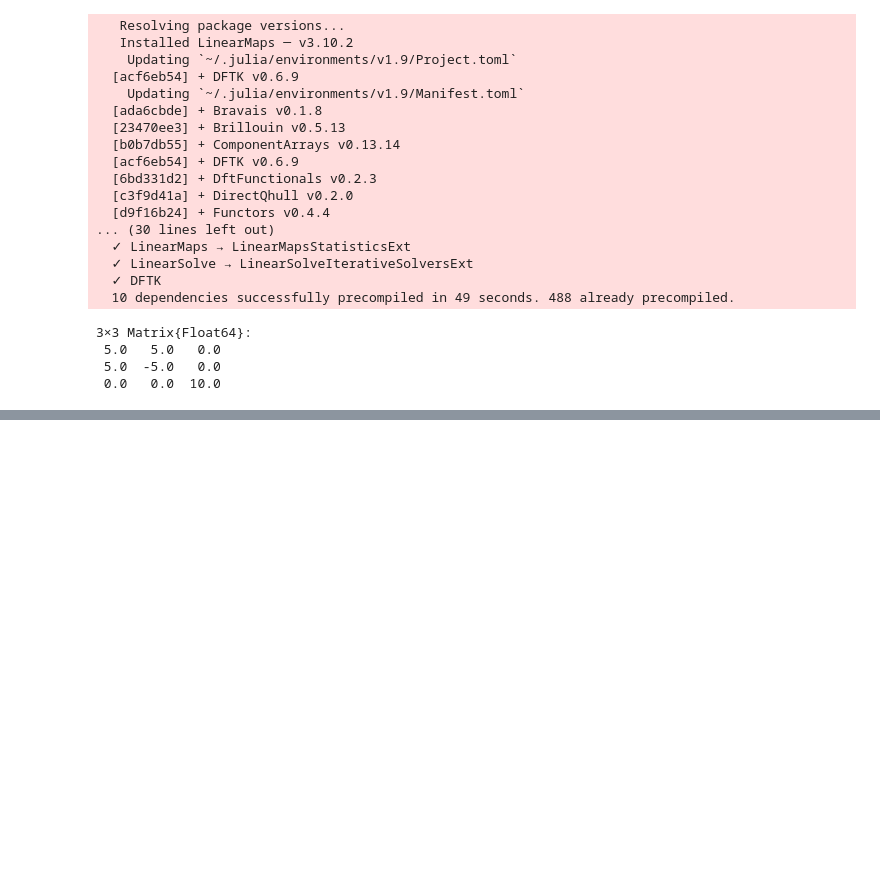
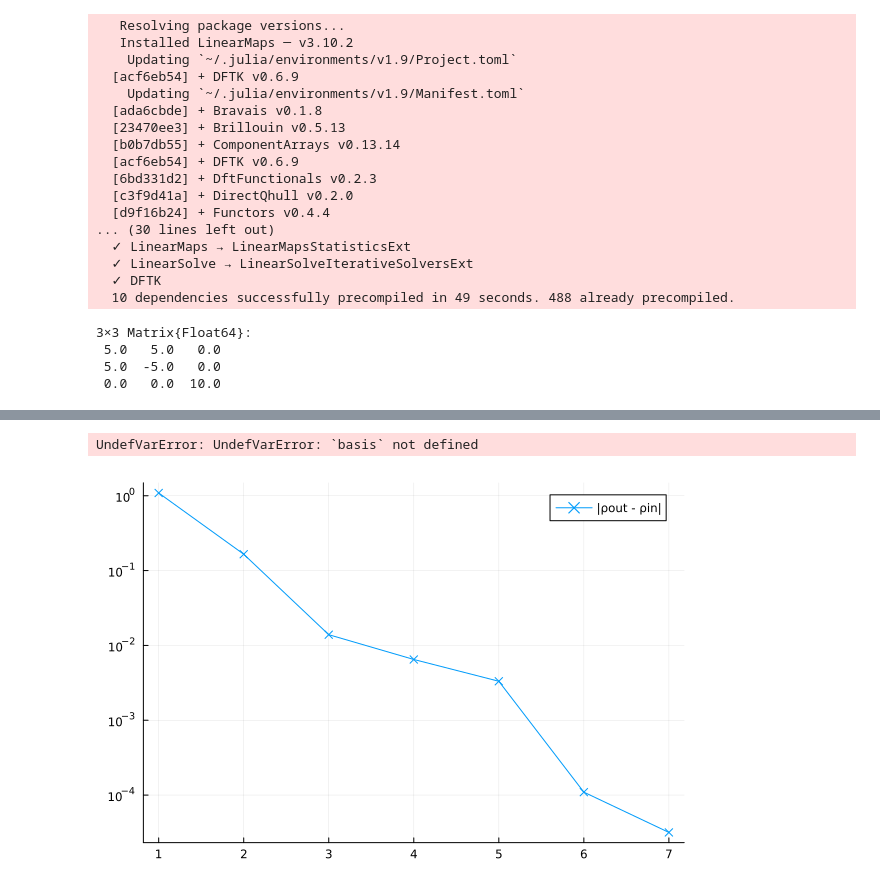
Before and after one commit to Leticia-maria/Introduction.jl, a Jupyter notebook: Classes/dayfive.ipynb, the cells around one changed output, grey strips where cells are left out. Saved outputs shown, nothing was run; the diff lists cells and outputs as text; code cells hidden in the pictures; blank space fills up the shorter version.

```diff
--- a/Classes/dayfive.ipynb
+++ b/Classes/dayfive.ipynb
@@ -75,0 +231,4 @@ scfres = self_consistent_field(basis)
+# %%
+using Plots
+p = plot(yaxis=:log)
+density_differences = Float64[];
@@ -75,0 +255,8 @@ scfres = self_consistent_field(basis)
+# %%
+scfres = self_consistent_field(basis; tol=1e-5, callback);
+# %% [output]
+UndefVarError: UndefVarError: `basis` not defined
+# %%
+p
+# %% [output]
+[figure, added]
```
Also changed, not shown: parts of 19 cells of this notebook, 5 other files.
